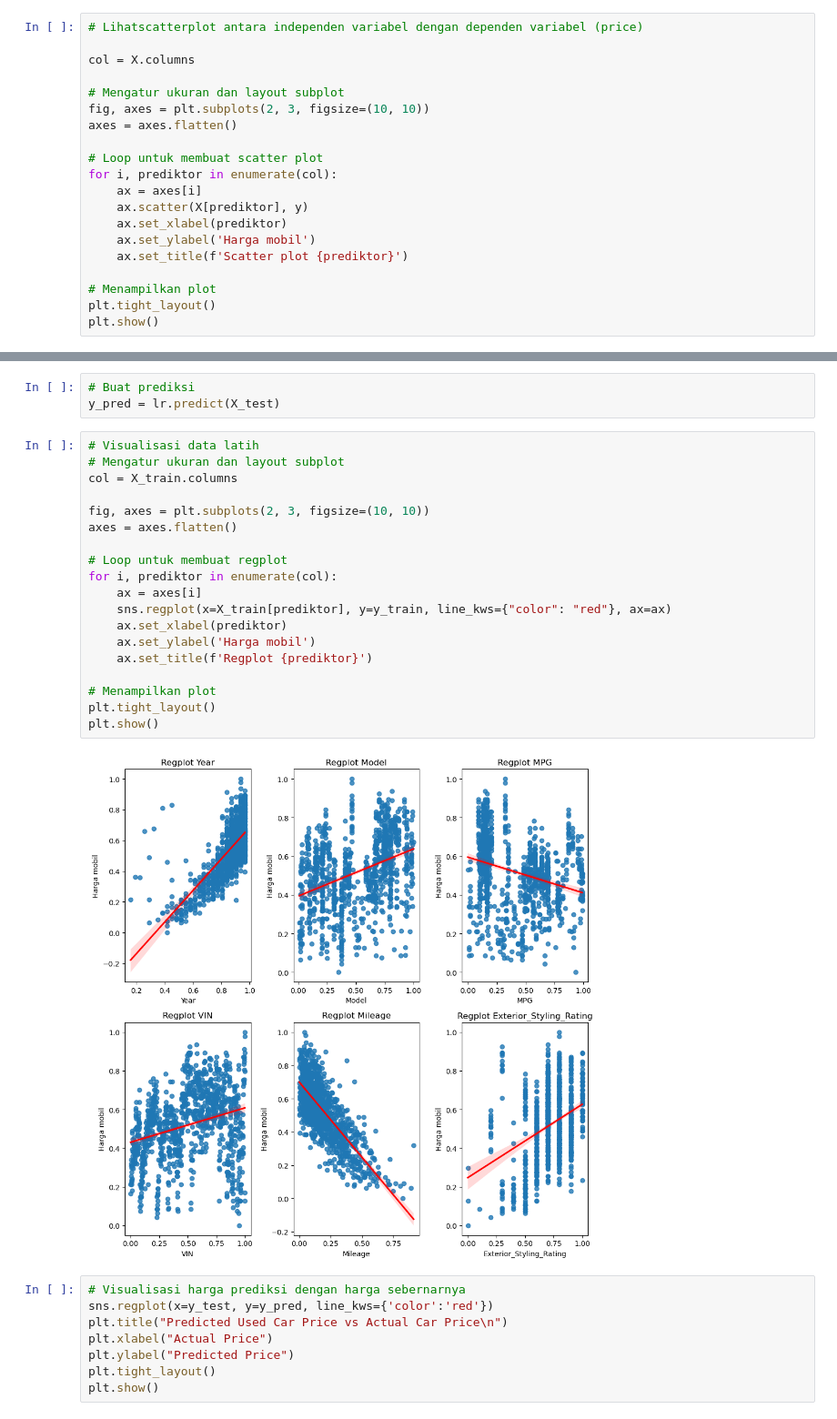
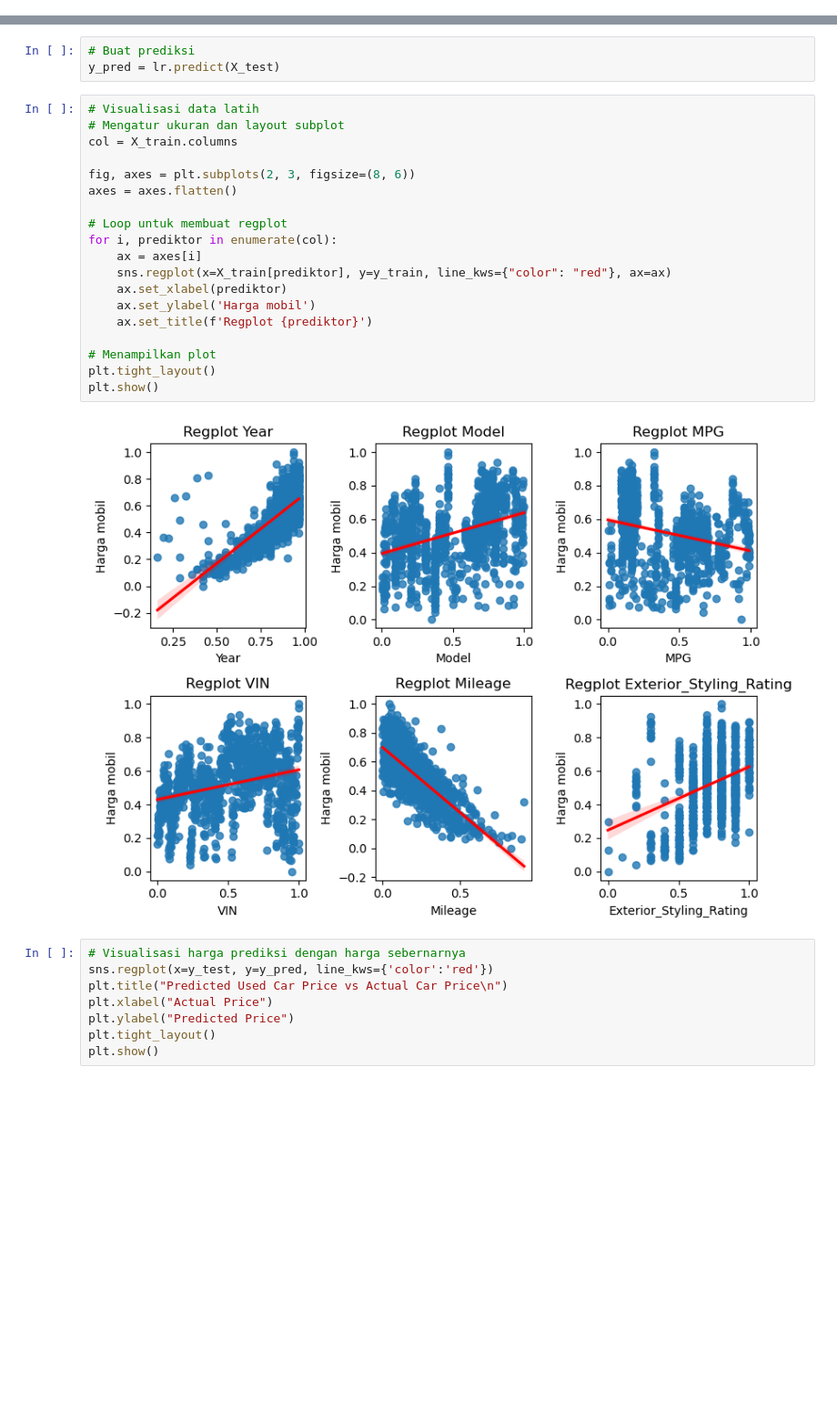
Before and after one commit to daff00/Honda-UsedCarPrice-Prediction, a Jupyter notebook: Project DATMOD.ipynb, the cells around one changed output, grey strips where cells are left out. Shown at 91% size. Drawn from its saved outputs; the diff is of its cells as text; blank space fills up the shorter version.

```diff
--- a/Project DATMOD.ipynb
+++ b/Project DATMOD.ipynb
@@ -436,23 +438,3 @@ used_feature
 # %%
 X = used_feature.drop(columns='Price')
 y = used_feature['Price']
-# %%
-# Lihatscatterplot antara independen variabel dengan dependen variabel (price)
-
-col = X.columns
-
-# Mengatur ukuran dan layout subplot
-fig, axes = plt.subplots(2, 3, figsize=(10, 10))
-axes = axes.flatten()
-
-# Loop untuk membuat scatter plot
-for i, prediktor in enumerate(col):
-    ax = axes[i]
-    ax.scatter(X[prediktor], y)
-    ax.set_xlabel(prediktor)
-    ax.set_ylabel('Harga mobil')
-    ax.set_title(f'Scatter plot {prediktor}')
-
-# Menampilkan plot
-plt.tight_layout()
-plt.show()
@@ -514,24 +494,24 @@ y_pred = lr.predict(X_test)
 # %%
 # Visualisasi data latih
 # Mengatur ukuran dan layout subplot
 col = X_train.columns
 
-fig, axes = plt.subplots(2, 3, figsize=(10, 10))
+fig, axes = plt.subplots(2, 3, figsize=(8, 6))
 axes = axes.flatten()
 
 # Loop untuk membuat regplot
 for i, prediktor in enumerate(col):
     ax = axes[i]
     sns.regplot(x=X_train[prediktor], y=y_train, line_kws={"color": "red"}, ax=ax)
     ax.set_xlabel(prediktor)
     ax.set_ylabel('Harga mobil')
     ax.set_title(f'Regplot {prediktor}')
 
 # Menampilkan plot
 plt.tight_layout()
 plt.show()
 # %% [output]
-[figure, old version]
+[figure, new version]
 # %%
 # Visualisasi harga prediksi dengan harga sebernarnya
 sns.regplot(x=y_test, y=y_pred, line_kws={'color':'red'})
```
Also changed, not shown: parts of 3 cells of this notebook.
